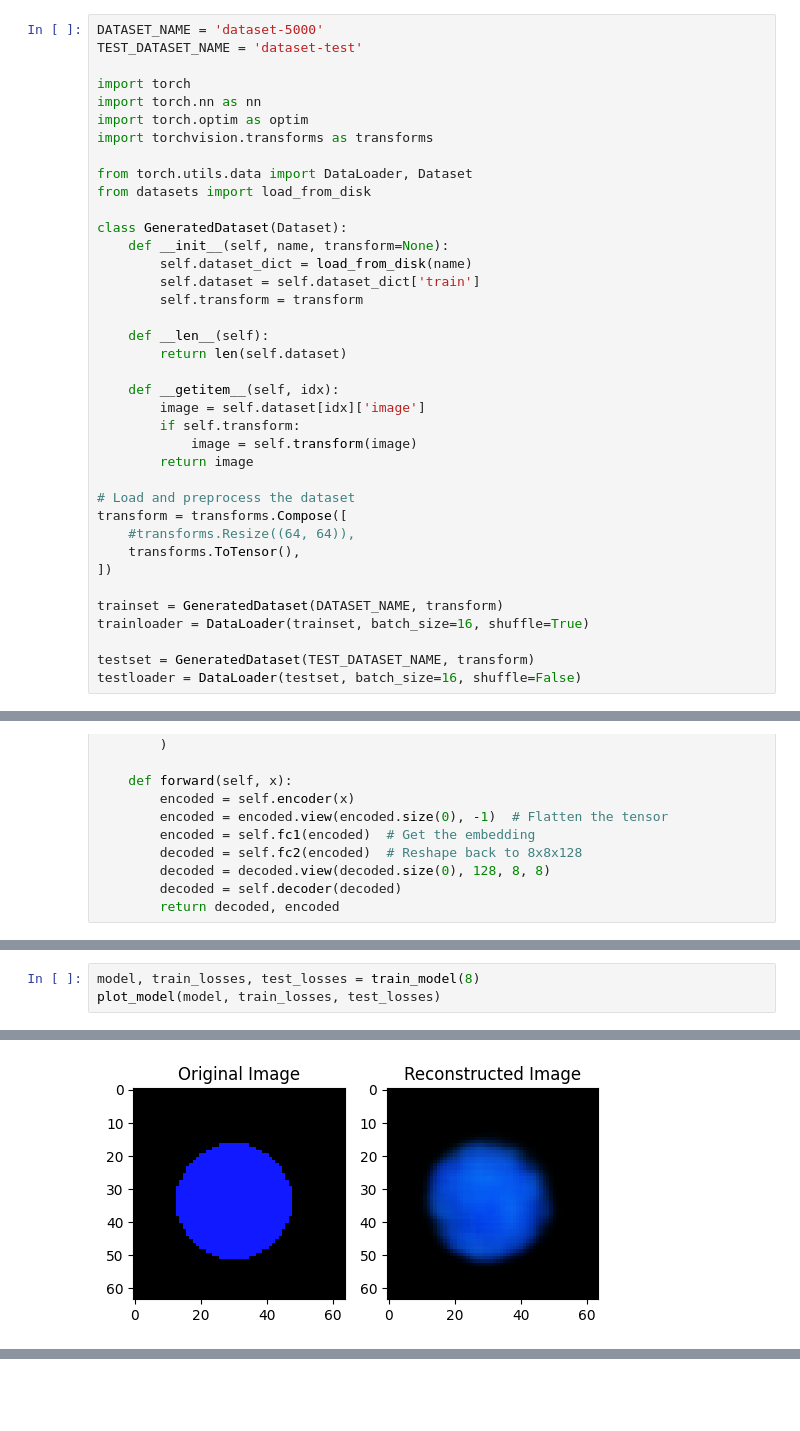
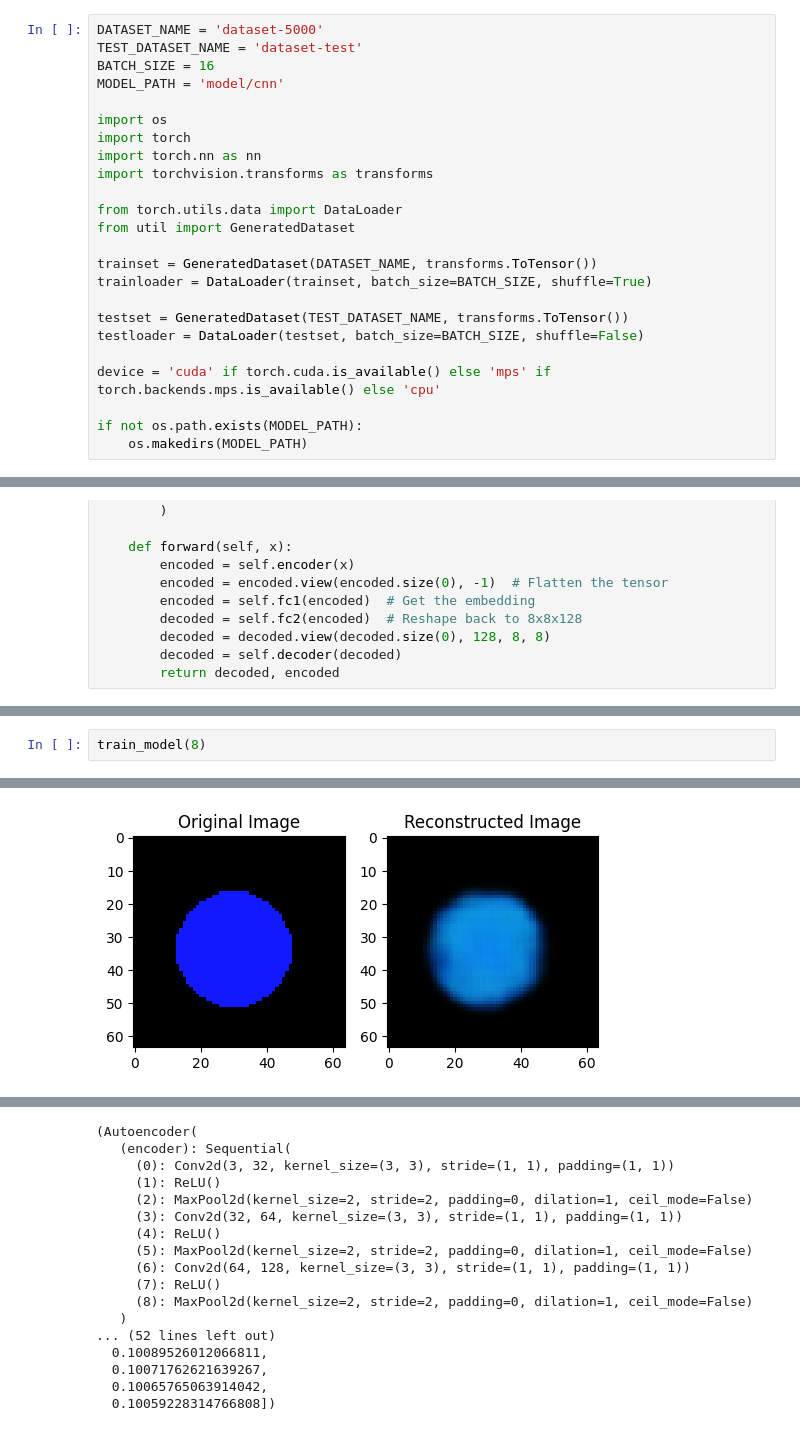
Before and after one commit to criyle/cse5524final, a Jupyter notebook: auto_encoder_cnn.ipynb, the cells around one changed output, grey strips where cells are left out. Saved outputs shown, nothing was run; the diff lists cells and outputs as text; blank space fills up the shorter version.

Commit message:
auto encoder: multiple implements and trained parameters

```diff
--- a/auto_encoder_cnn.ipynb
+++ b/auto_encoder_cnn.ipynb
@@ -5,41 +5,27 @@
 # %%
 DATASET_NAME = 'dataset-5000'
 TEST_DATASET_NAME = 'dataset-test'
+BATCH_SIZE = 16
+MODEL_PATH = 'model/cnn'
 
+import os
 import torch
 import torch.nn as nn
-import torch.optim as optim
 import torchvision.transforms as transforms
 
-from torch.utils.data import DataLoader, Dataset
-from datasets import load_from_disk
+from torch.utils.data import DataLoader
+from util import GeneratedDataset
 
-class GeneratedDataset(Dataset):
-    def __init__(self, name, transform=None):
-        self.dataset_dict = load_from_disk(name)
-        self.dataset = self.dataset_dict['train']
-        self.transform = transform
+trainset = GeneratedDataset(DATASET_NAME, transforms.ToTensor())
+trainloader = DataLoader(trainset, batch_size=BATCH_SIZE, shuffle=True)
 
-    def __len__(self):
-        return len(self.dataset)
+testset = GeneratedDataset(TEST_DATASET_NAME, transforms.ToTensor())
+testloader = DataLoader(testset, batch_size=BATCH_SIZE, shuffle=False)
 
-    def __getitem__(self, idx):
-        image = self.dataset[idx]['image']
-        if self.transform:
-            image = self.transform(image)
-        return image
+device = 'cuda' if torch.cuda.is_available() else 'mps' if torch.backends.mps.is_available() else 'cpu'
 
-# Load and preprocess the dataset
-transform = transforms.Compose([
-    #transforms.Resize((64, 64)),
-    transforms.ToTensor(),
-])
-
-trainset = GeneratedDataset(DATASET_NAME, transform)
-trainloader = DataLoader(trainset, batch_size=16, shuffle=True)
-
-testset = GeneratedDataset(TEST_DATASET_NAME, transform)
-testloader = DataLoader(testset, batch_size=16, shuffle=False)
+if not os.path.exists(MODEL_PATH):
+    os.makedirs(MODEL_PATH)
 # %% [markdown]
 ## Define CNN based auto-encoder
 
@@ -234,4 +154,3 @@ Epoch [20/20], Train Loss: 0.1193, Test Loss: 0.1243
 # %%
-model, train_losses, test_losses = train_model(8)
-plot_model(model, train_losses, test_losses)
+train_model(8)
 # %% [output]
@@ -262 +178 @@ Epoch [20/20], Train Loss: 0.0989, Test Loss: 0.1030
-[figure, old version]
+[figure, new version]
@@ -264 +180,18 @@ Epoch [20/20], Train Loss: 0.0989, Test Loss: 0.1030
+(Autoencoder(
+   (encoder): Sequential(
+     (0): Conv2d(3, 32, kernel_size=(3, 3), stride=(1, 1), padding=(1, 1))
+     (1): ReLU()
+     (2): MaxPool2d(kernel_size=2, stride=2, padding=0, dilation=1, ceil_mode=False)
+     (3): Conv2d(32, 64, kernel_size=(3, 3), stride=(1, 1), padding=(1, 1))
+     (4): ReLU()
+     (5): MaxPool2d(kernel_size=2, stride=2, padding=0, dilation=1, ceil_mode=False)
+     (6): Conv2d(64, 128, kernel_size=(3, 3), stride=(1, 1), padding=(1, 1))
+     (7): ReLU()
+     (8): MaxPool2d(kernel_size=2, stride=2, padding=0, dilation=1, ceil_mode=False)
+   )
+... (52 lines left out)
+  0.10089526012066811,
+  0.10071762621639267,
+  0.10065765063914042,
+  0.10059228314766808])
 # %%
```
Also changed, not shown: parts of 9 cells of this notebook, 25 other files.
